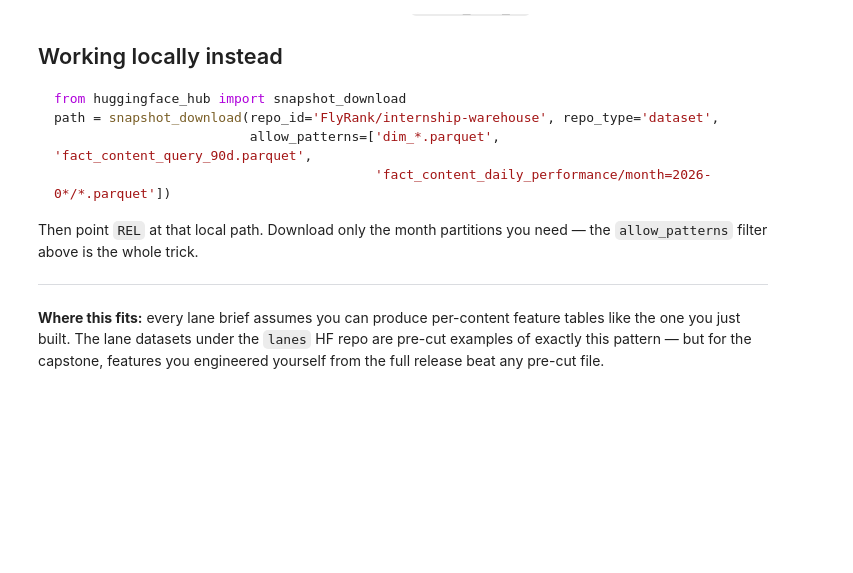
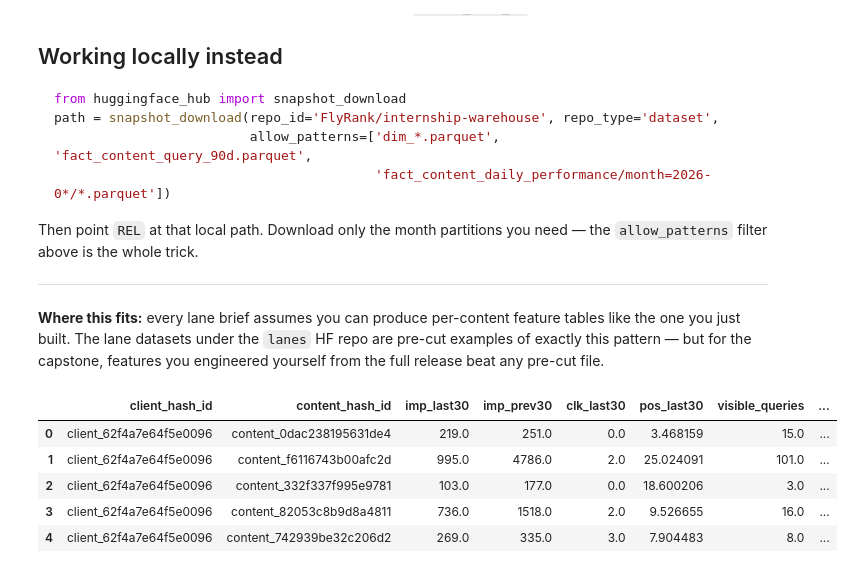
Before and after one commit to RohanNK86/ML_Intern_Assets, a Jupyter notebook: notebooks/03_working_with_the_full_release.ipynb, the cells around one changed output. Saved outputs shown, nothing was run; the diff lists cells and outputs as text; code cells hidden in the pictures; blank space fills up the shorter version.

```diff
--- a/notebooks/03_working_with_the_full_release.ipynb
+++ b/notebooks/03_working_with_the_full_release.ipynb
@@ -171,3 +218,12 @@ Then point `REL` at that local path. Download only the month partitions you need
 the one you just built. The lane datasets under the `lanes` HF repo are pre-cut examples of
 exactly this pattern — but for the capstone, features you engineered yourself from the full
 release beat any pre-cut file.
+# %%
+data.head()
+# %% [output]
+|  | client_hash_id | content_hash_id | imp_last30 | imp_prev30 | clk_last30 | pos_last30 | visible_queries | ... |
+| 0 | client_62f4a7e64f5e0096 | content_0dac238195631de4 | 219.0 | 251.0 | 0.0 | 3.468159 | 15.0 | ... |
+| 1 | client_62f4a7e64f5e0096 | content_f6116743b00afc2d | 995.0 | 4786.0 | 2.0 | 25.024091 | 101.0 | ... |
+| 2 | client_62f4a7e64f5e0096 | content_332f337f995e9781 | 103.0 | 177.0 | 0.0 | 18.600206 | 3.0 | ... |
+| 3 | client_62f4a7e64f5e0096 | content_82053c8b9d8a4811 | 736.0 | 1518.0 | 2.0 | 9.526655 | 16.0 | ... |
+| 4 | client_62f4a7e64f5e0096 | content_742939be32c206d2 | 269.0 | 335.0 | 3.0 | 7.904483 | 8.0 | ... |
```
Also changed, not shown: parts of 8 cells of this notebook.
